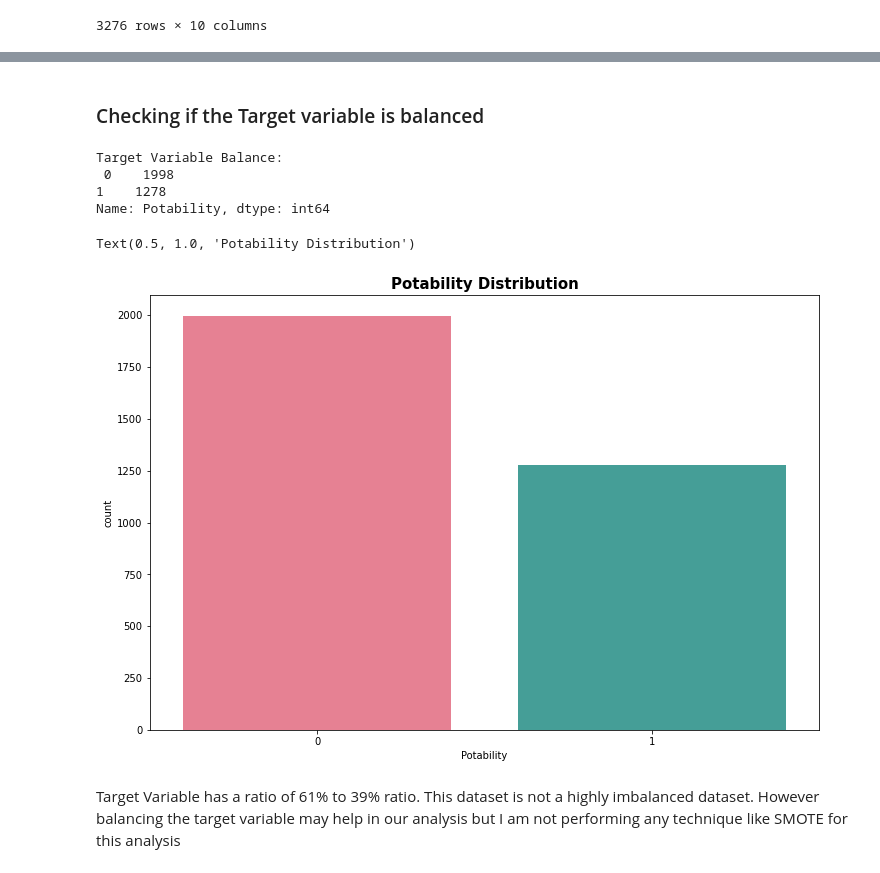
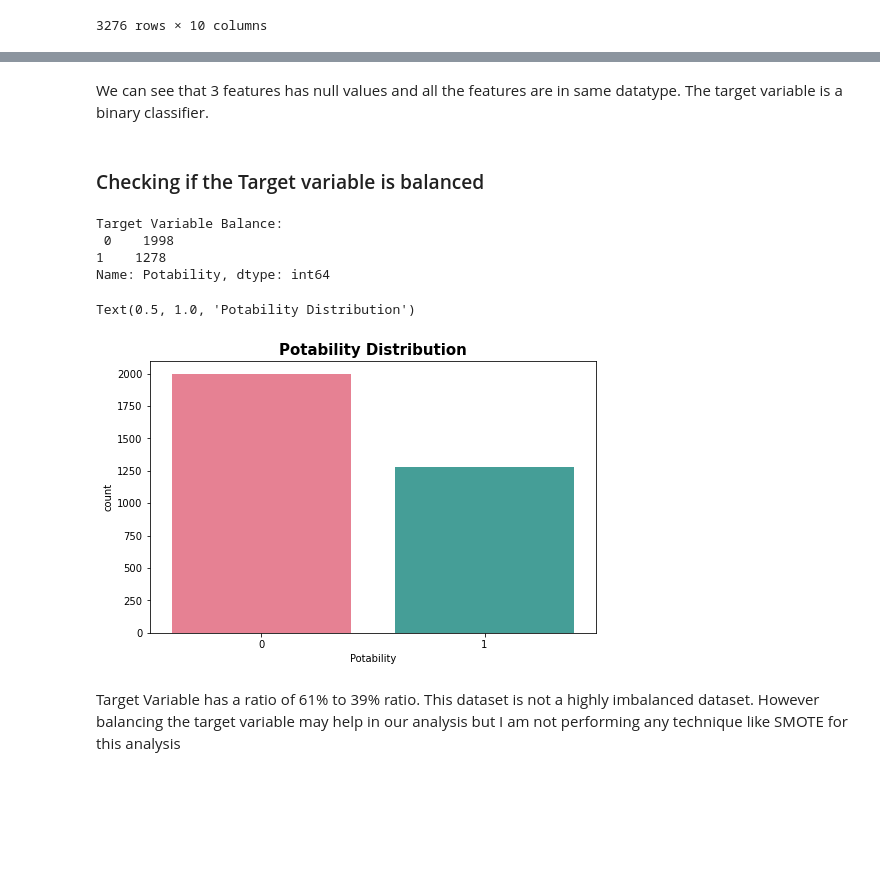
Before and after one commit to gtharun04/Water-Potability, a Jupyter notebook: NN Coursework/Water Quality Prediction.ipynb, the cells around one changed output, grey strips where cells are left out. Drawn from its saved outputs; the diff is of its cells as text; code cells hidden in the pictures; blank space fills up the shorter version.

```diff
--- a/NN Coursework/Water Quality Prediction.ipynb
+++ b/NN Coursework/Water Quality Prediction.ipynb
@@ -51,21 +75,23 @@ Data columns (total 10 columns):
  9   Potability       3276 non-null   int64
 dtypes: float64(9), int64(1)
 memory usage: 256.1 KB
+# %% [markdown]
+We can see that 3 features has null values and all the features are in same datatype. The target variable is a binary classifier.
 # %% [markdown]
 ### Checking if the Target variable is balanced
 # %%
 class_balance =df['Potability'].value_counts()
 print('Target Variable Balance:\n',class_balance)
-plt.figure(figsize=(12,8))
-sns.countplot(data = df, x='Potability', palette = 'husl')
+plt.figure(figsize=(8,5));
+sns.countplot(data = df, x='Potability', palette = 'husl');
 plt.title('Potability Distribution',size = 15, weight = 'bold')
 # %% [output]
 Target Variable Balance:
  0    1998
 1    1278
 Name: Potability, dtype: int64
 Text(0.5, 1.0, 'Potability Distribution')
-[figure, old version]
+[figure, new version]
 # %% [markdown]
 Target Variable has a ratio of 61% to 39% ratio. This dataset is not a highly imbalanced dataset. However balancing the target variable may help in our analysis but I am not performing any technique like SMOTE for this analysis
 # %% [markdown]
```
Also changed, not shown: parts of 150 cells of this notebook.
